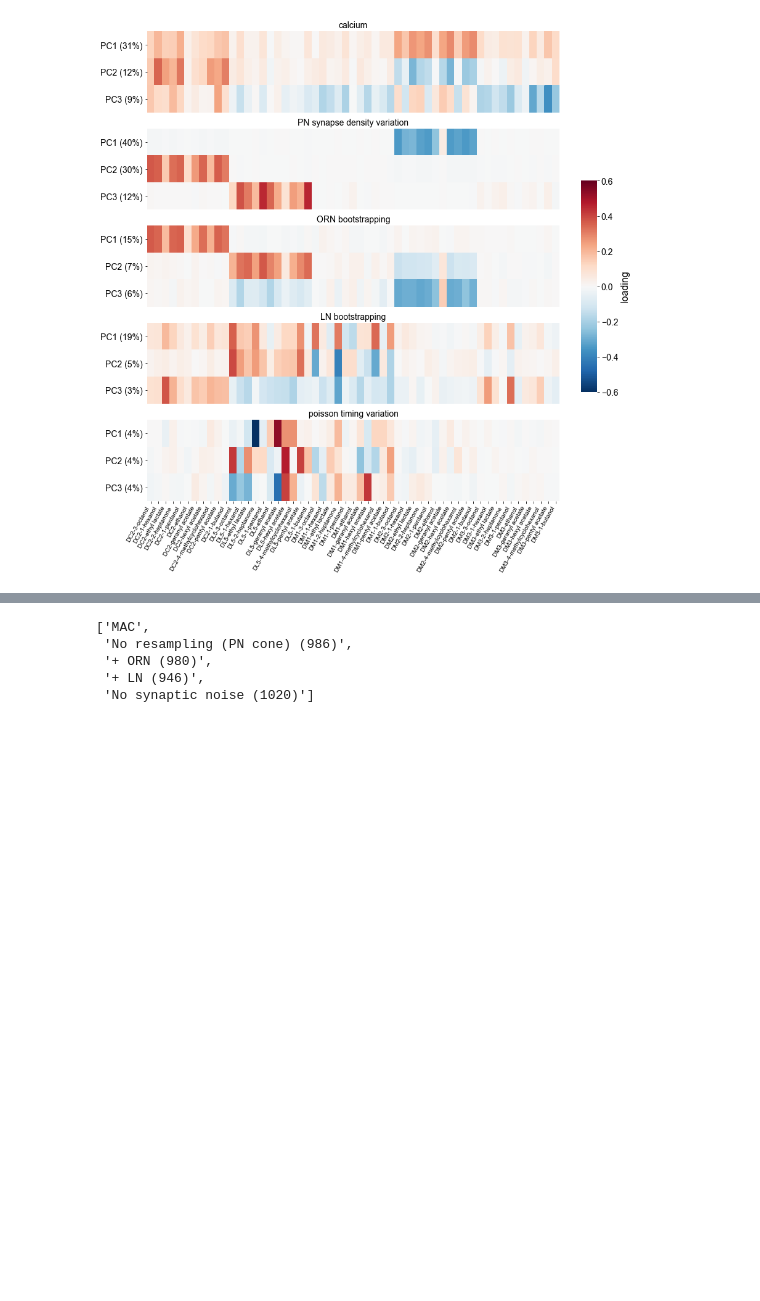
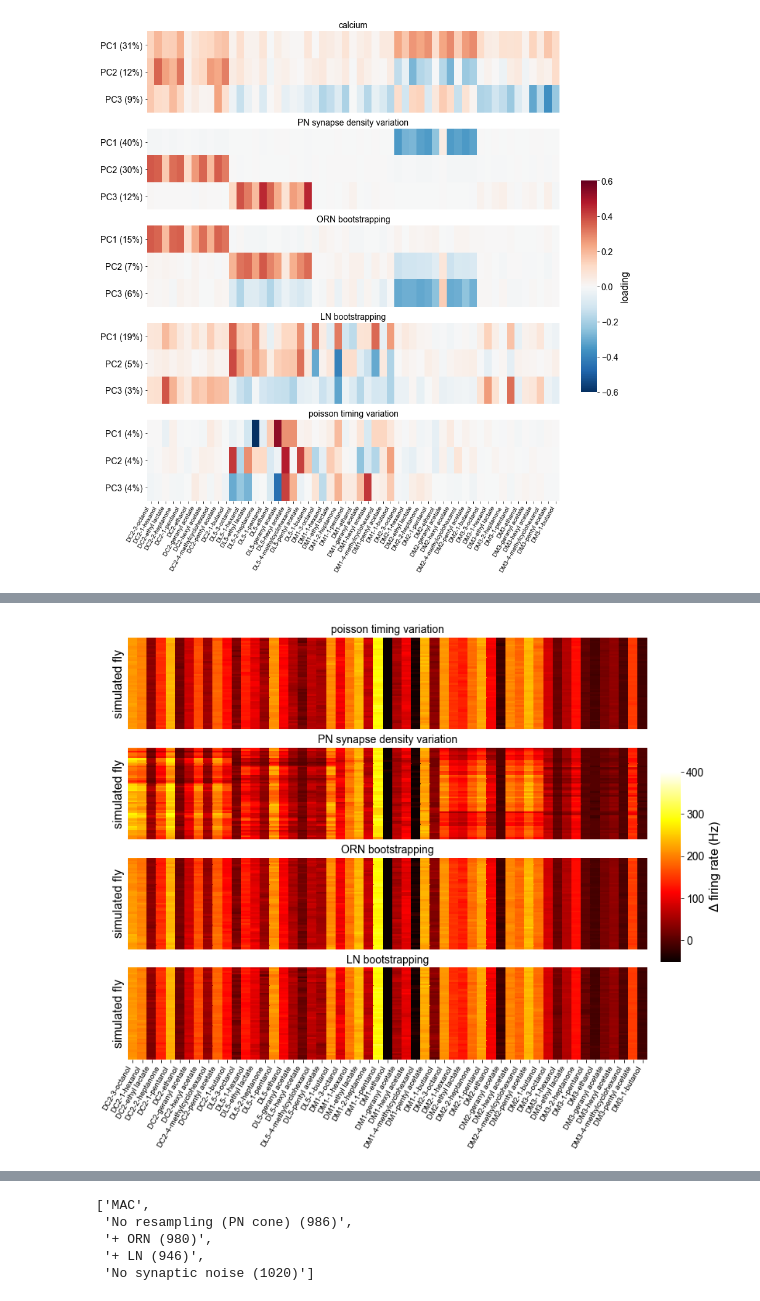
Before and after one commit to dlavrent/ALVariability, a Jupyter notebook: analysis/analyze_all_simulation_PCAs.ipynb, the cells around one changed output, grey strips where cells are left out. Cells and saved outputs as stored; diff of their text form; code cells hidden in the pictures; blank space fills up the shorter version.

```diff
--- a/analysis/analyze_all_simulation_PCAs.ipynb
+++ b/analysis/analyze_all_simulation_PCAs.ipynb
@@ -314,0 +334,50 @@ d_firing_rates['MAC'] = fly_responses_df_MAC
+# %%
+%matplotlib inline
+
+MASTER_PLOT_DIR = '../figures/main_text_figure/'
+saveplot=False
+nplots = len(keys_to_plot)
+fig, axs = plt.subplots(nplots, 1, figsize=(12, 10))
+
+#fig2, axs2 = plt.subplots(nplots, 1, figsize=(12, 10), sharex=True)
+
+
+b = 0.33
+# [left, bottom, width, height]
+cbar_ax = fig.add_axes([.92, .3, .03, 1-2*b])
+
+for i in range(nplots):
+    ax_i = i
+    cond_i = keys_to_plot[i]
+    tit_i = tits[i]
+
+    df = d_firing_rates[cond_i].T.iloc[:n_flies]
+
+    fly_order_clustermap = d_cluster_orders[tit_i]
+
+
+    #axs2[ax_i].hist(df.values.flatten(), bins=30)
+    #axs2[ax_i].set_title(tit_i)
+
+    g = sns.heatmap(df.loc[fly_order_clustermap],
+                cmap='hot', cbar_kws={'label': r'$\Delta$ firing rate (Hz)'}, cbar_ax=cbar_ax,
+                ax=axs[ax_i], vmin=-50, vmax=400, #center=100,
+                xticklabels=True, )
+
+    axs[ax_i].set_title(f'{tit_i}')
+    axs[ax_i].set_xlabel('')
+    g.set_xticklabels(g.get_xticklabels(), rotation=60, ha='right', size=10)
+
+    axs[ax_i].set_yticks([])
+    axs[ax_i].set_ylabel('simulated fly')
+    if ax_i < 3:
+        axs[ax_i].set_xticks([])
+
+
+plt.yticks(rotation=0)#; plt.xticks(rotation=45, ha='right')
+if saveplot:
+    plt.savefig(os.path.join(MASTER_PLOT_DIR, f'simulation_example_firing_rates_{n_flies}.pdf'), bbox_inches='tight')
+    plt.savefig(os.path.join(MASTER_PLOT_DIR, f'simulation_example_firing_rates_{n_flies}.png'), bbox_inches='tight', dpi=200)
+plt.show()
+# %% [output]
+[figure, added]
```
Also changed, not shown: parts of 31 cells of this notebook.
